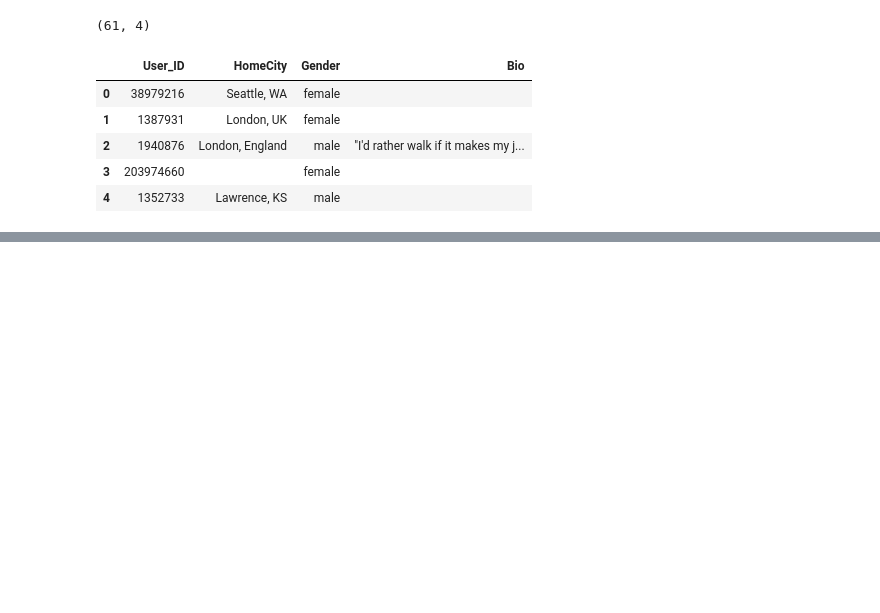
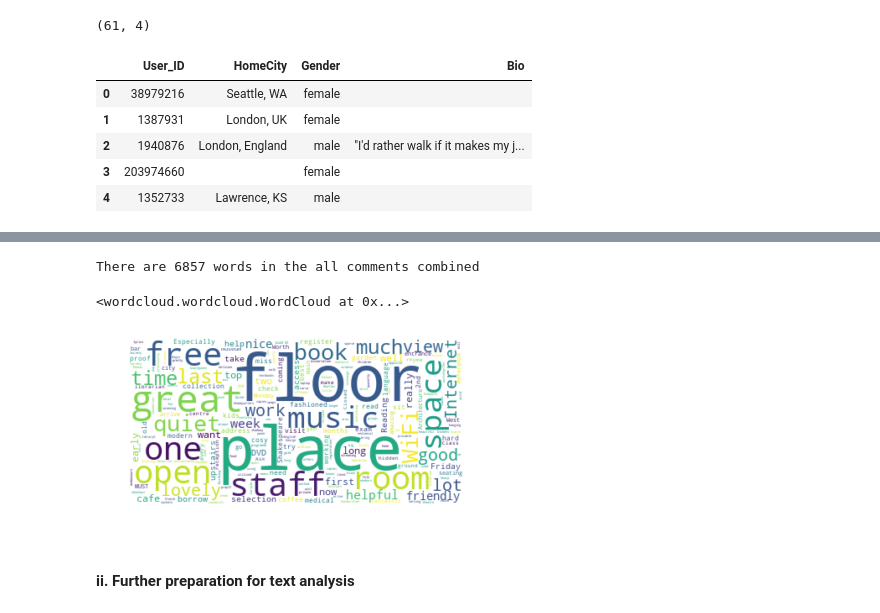
Before and after one commit to NamiF/library_project, a Jupyter notebook: NF_livelier_libraries.ipynb, the cells around one changed output, grey strips where cells are left out. Cells and saved outputs as stored; diff of their text form; code cells hidden in the pictures; blank space fills up the shorter version.

Commit message:
adds code for text analysis, preparation

```diff
--- a/NF_livelier_libraries.ipynb
+++ b/NF_livelier_libraries.ipynb
@@ -377,0 +422,27 @@ users_cleaned.to_csv("uk_library_users.csv", sep=',')
+# %%
+stopwords = set(STOPWORDS)
+stopwords.update(["library"])
+# %%
+# Creates text object combining all the comments
+text="".join(Comments for Comments in library_reviews.Comment)
+print("There are {} words in the all comments combined".format(len(text)))
+# %% [output]
+There are 6857 words in the all comments combined
+# %%
+# generate the word cloud
+comments_wc = WordCloud(
+    background_color='white',
+    max_words=2000,
+    stopwords=stopwords
+)
+comments_wc.generate(text)
+# %% [output]
+<wordcloud.wordcloud.WordCloud at 0x...>
+# %%
+plt.imshow(comments_wc, interpolation='bilinear')
+plt.axis('off')
+plt.show()
+# %% [output]
+[figure, added]
+# %% [markdown]
+#### ii. Further preparation for text analysis
```
Also changed, not shown: parts of 18 cells of this notebook.
